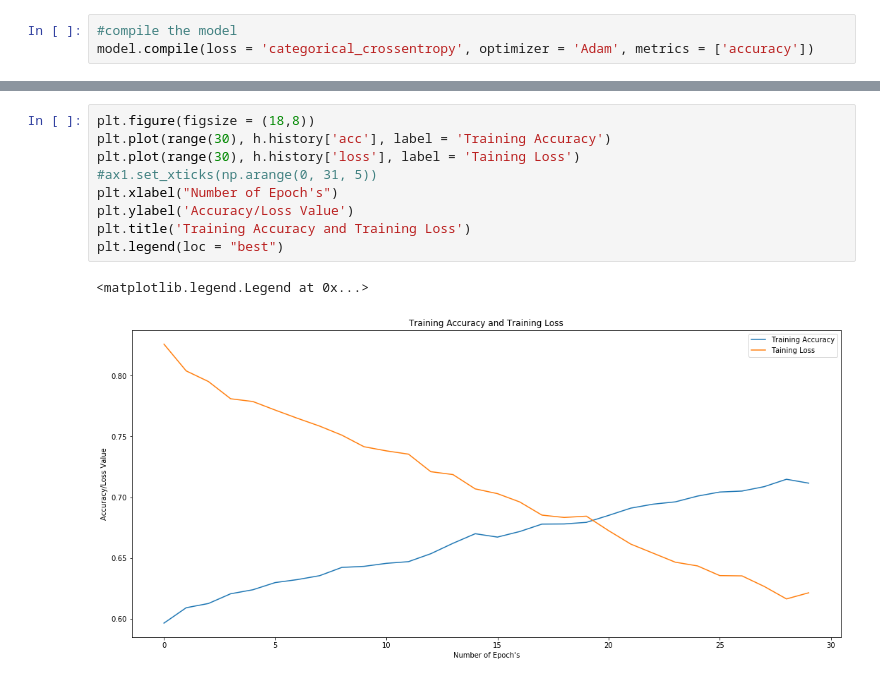
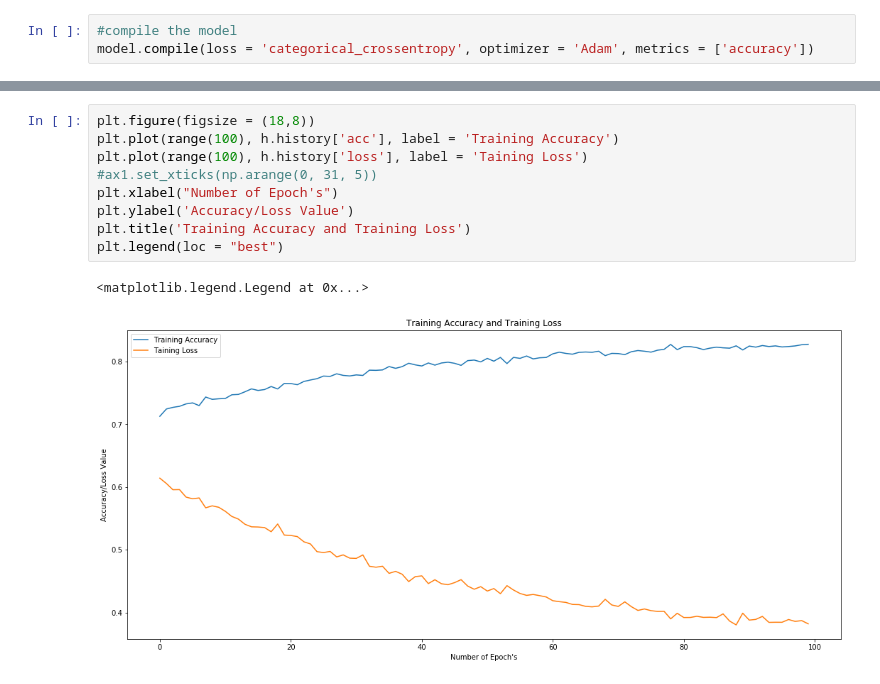
Before and after one commit to aradahir/signal_flowcytometry_analysis, a Jupyter notebook: cell_count/CNN.ipynb, the cells around one changed output, grey strips where cells are left out. Cells and saved outputs as stored; diff of their text form.

```diff
--- a/cell_count/CNN.ipynb
+++ b/cell_count/CNN.ipynb
@@ -251,15 +251,15 @@ Epoch 55/100
 # %%
 plt.figure(figsize = (18,8))
-plt.plot(range(30), h.history['acc'], label = 'Training Accuracy')
-plt.plot(range(30), h.history['loss'], label = 'Taining Loss')
+plt.plot(range(100), h.history['acc'], label = 'Training Accuracy')
+plt.plot(range(100), h.history['loss'], label = 'Taining Loss')
 #ax1.set_xticks(np.arange(0, 31, 5))
 plt.xlabel("Number of Epoch's")
 plt.ylabel('Accuracy/Loss Value')
 plt.title('Training Accuracy and Training Loss')
 plt.legend(loc = "best")
 # %% [output]
 <matplotlib.legend.Legend at 0x...>
-[figure, old version]
+[figure, new version]
 # %%
 predictions = model.evaluate(x_test, y_test)
 print(f'LOSS : {predictions[0]}')
```
Also changed, not shown: parts of 3 cells of this notebook.
